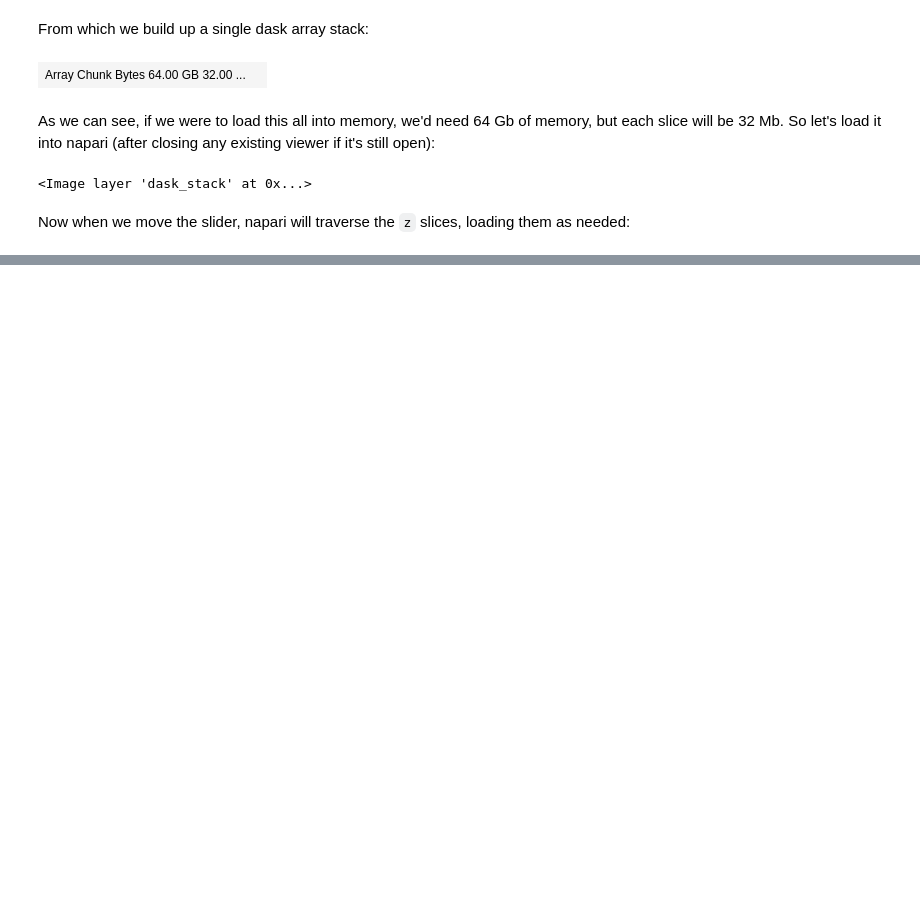
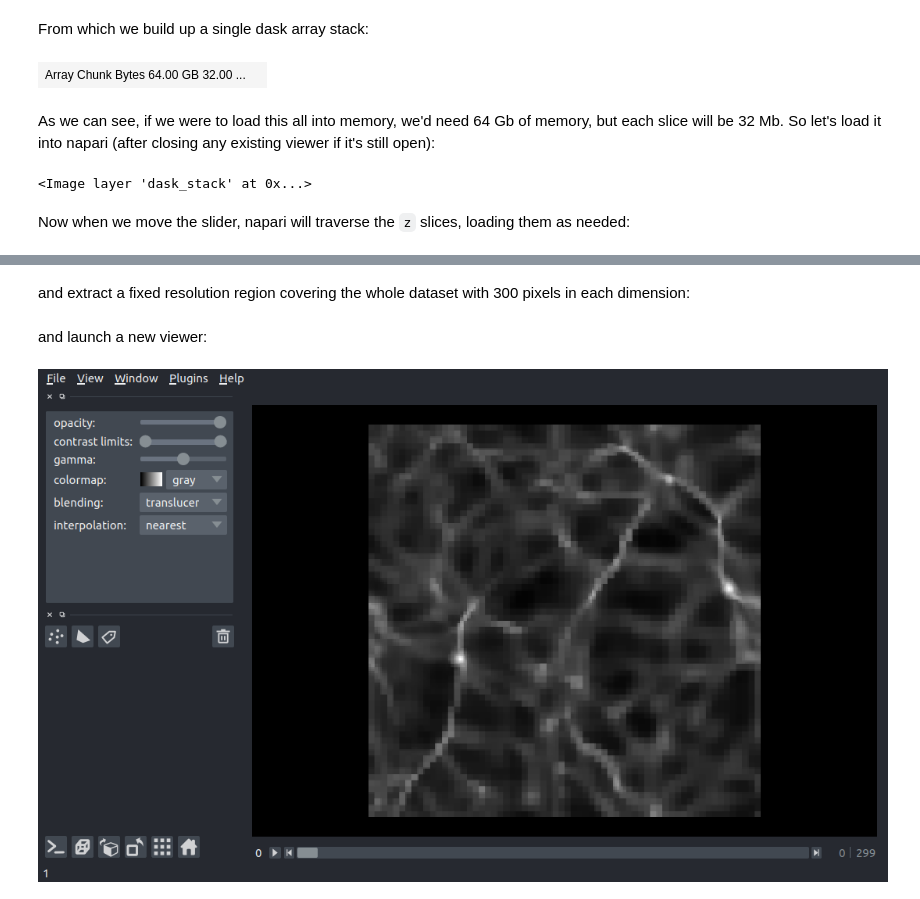
Before and after one commit to chrishavlin/yt_scratch, a Jupyter notebook: notebooks/yt_napari_part_1.ipynb, the cells around one changed output, grey strips where cells are left out. Saved outputs shown, nothing was run; the diff lists cells and outputs as text; code cells hidden in the pictures; blank space fills up the shorter version.

Commit message:
updated napari nb 1, working on nb 2

```diff
--- a/notebooks/yt_napari_part_1.ipynb
+++ b/notebooks/yt_napari_part_1.ipynb
@@ -197,0 +202,4 @@ Now when we move the slider, napari will traverse the `z` slices, loading them a
+# %%
+ds = yt.load("Enzo_64/DD0043/data0043")
+slc = yt.SlicePlot(ds, 'z', 'density', center=[.5,.5,.5],width=(200,'Mpc'))
+slc.show()
@@ -197,0 +224,17 @@ Now when we move the slider, napari will traverse the `z` slices, loading them a
+# %% [markdown]
+and extract a fixed resolution region covering the whole dataset with 300 pixels in each dimension:
+# %%
+cg = ds.r[::300j,::300j,::300j]
+dens_log = np.log10(cg['density'])
+# %% [markdown]
+and launch a new viewer:
+# %%
+try:
+    viewer.close()
+except:
+    pass
+viewer = napari.Viewer()
+viewer.add_image(dens_log)
+nbscreenshot(viewer)
+# %% [output]
+[figure, added]
```
Also changed, not shown: parts of 4 cells of this notebook, 4 other files.
